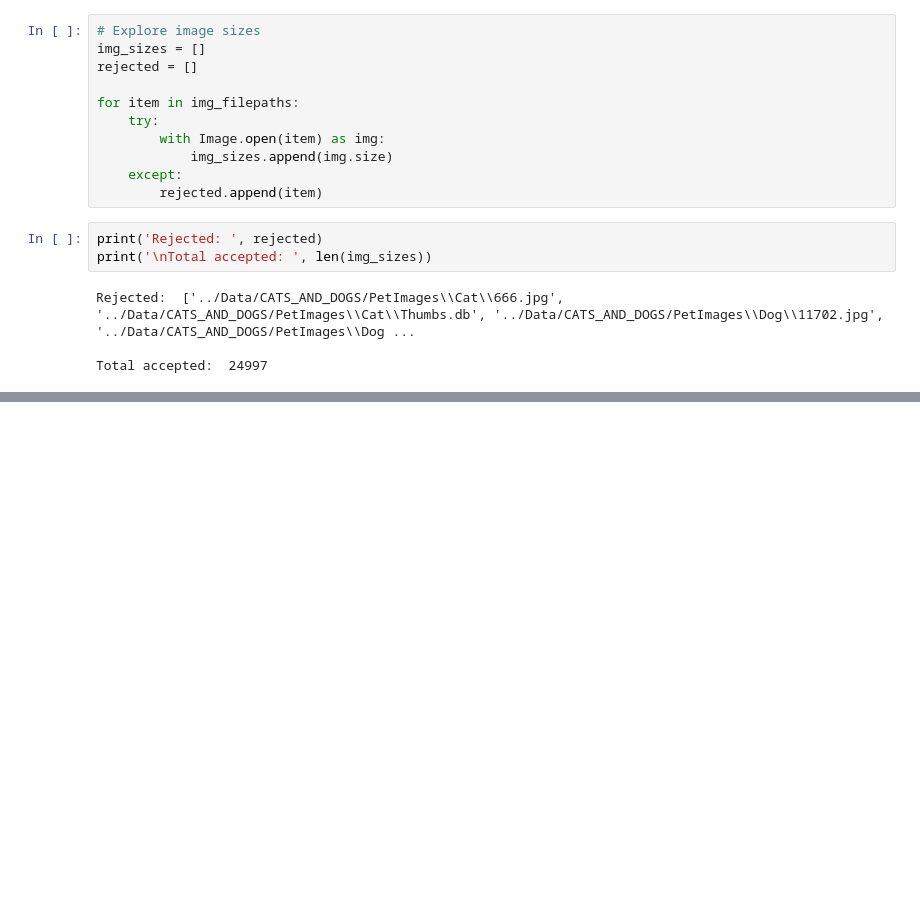
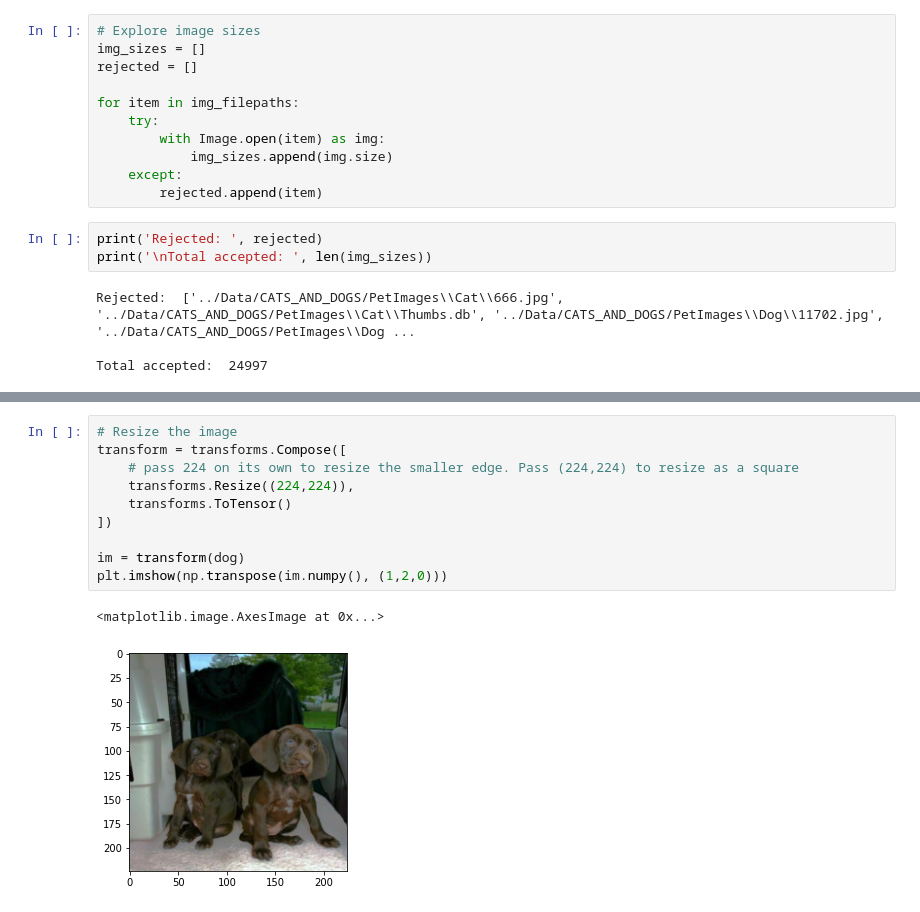
Before and after one commit to mr-rhombus/ML-Bootcamp, a Jupyter notebook: PyTorch/CNNs/real_images_cnn.ipynb, the cells around one changed output, grey strips where cells are left out. Drawn from its saved outputs; the diff is of its cells as text; blank space fills up the shorter version.

```diff
--- a/PyTorch/CNNs/real_images_cnn.ipynb
+++ b/PyTorch/CNNs/real_images_cnn.ipynb
@@ -64,0 +166,13 @@ Total accepted:  24997
+# %%
+# Resize the image
+transform = transforms.Compose([
+    # pass 224 on its own to resize the smaller edge. Pass (224,224) to resize as a square
+    transforms.Resize((224,224)),
+    transforms.ToTensor()
+])
+
+im = transform(dog)
+plt.imshow(np.transpose(im.numpy(), (1,2,0)))
+# %% [output]
+<matplotlib.image.AxesImage at 0x...>
+[figure, added]
```
Also changed, not shown: parts of 20 cells of this notebook.
